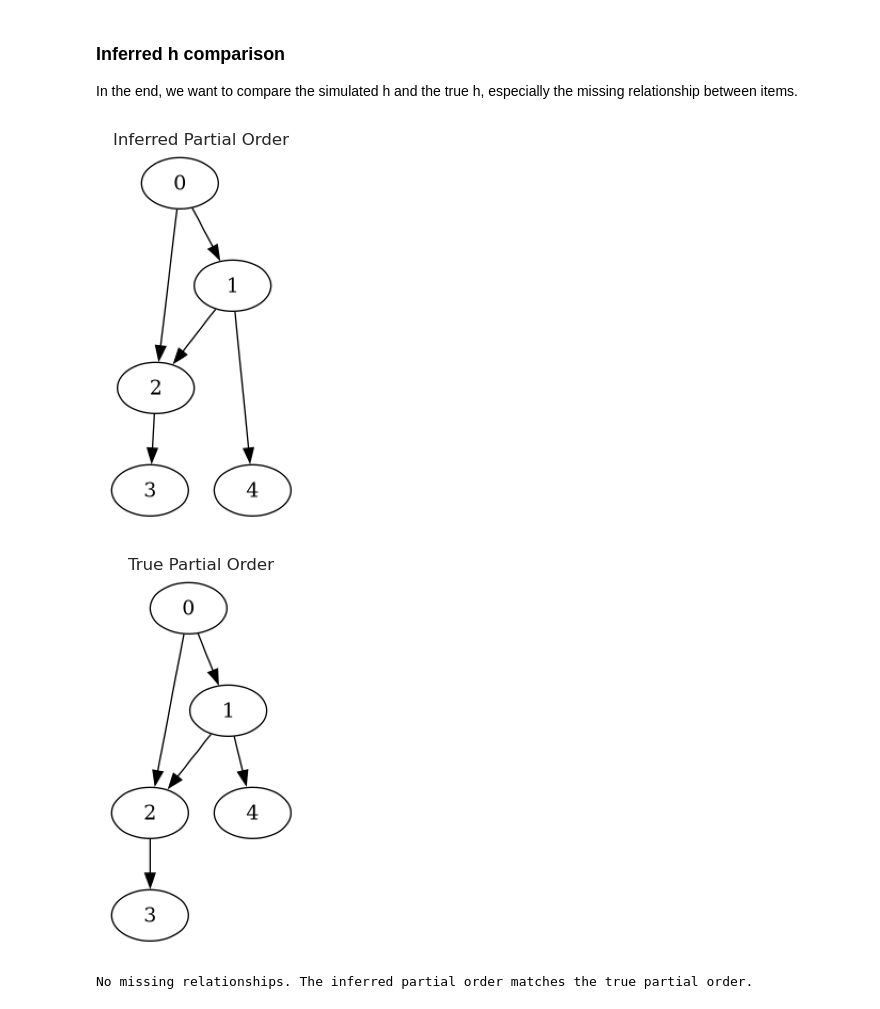
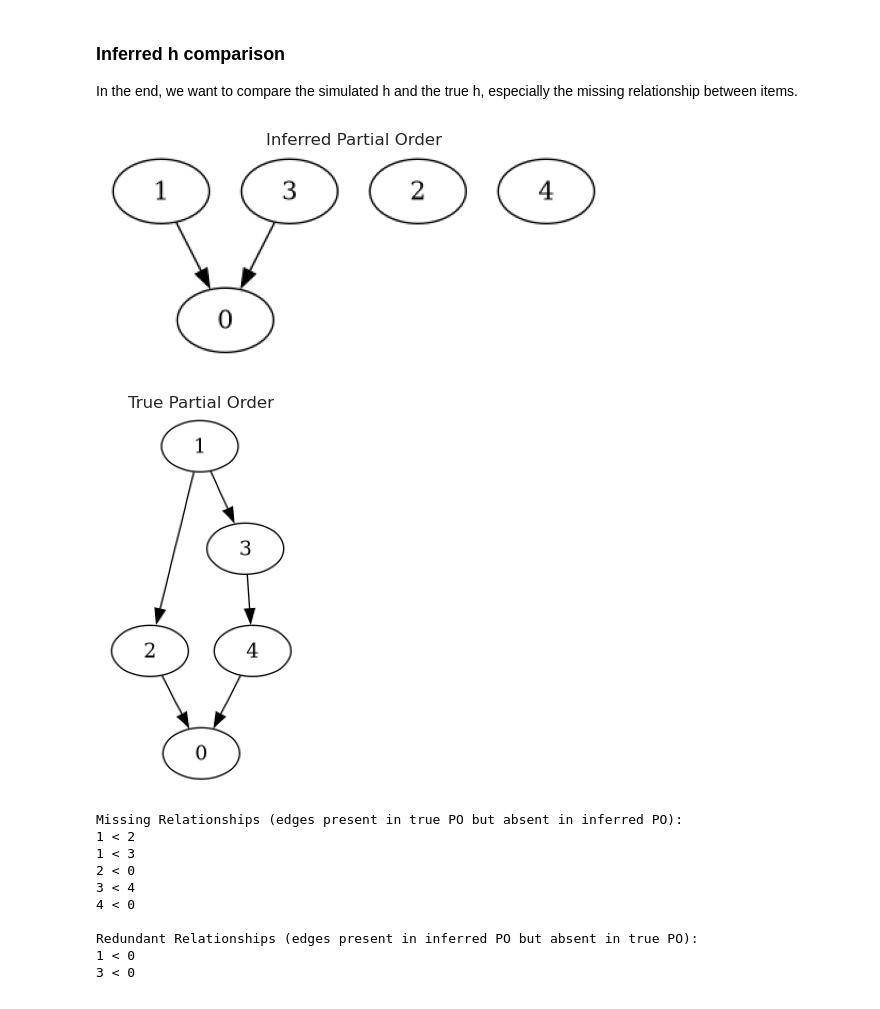
Before and after one commit to hollyli-dq/Phd_project, a Jupyter notebook: notebooks/mcmc_simulation.ipynb, the cells around one changed output. Cells and saved outputs as stored; diff of their text form; code cells hidden in the pictures.

```diff
--- a/notebooks/mcmc_simulation.ipynb
+++ b/notebooks/mcmc_simulation.ipynb
@@ -113,22 +204,13 @@ We want to performa the MCMC simulation to infer the h
 # %%
-# Perform MCMC
-num_iterations= 10000  #Number of MCMC iterations
-rho = 0.8 # correlation between different covariates
-Sigma=2   # Step size for Z
-K = 4  # Dimensionality of Z
-mcmc_results = mcmc_partial_order(
-    observed_orders=total_orders,
-    choice_sets=subsets,
-    num_iterations=num_iterations,
-    Sigma=Sigma,
-    K=K,
-    rho=rho
-)
 h_final=np.mean(mcmc_results['h_trace'],axis=0)
 
 threshold=0.5
 index_to_item = mcmc_results['index_to_item']
 iterations = list(range(1, num_iterations + 1))
 
-h_final_inferred=(h_final>=threshold).astype(int)
+h_final_inferred=BasicUtils.transitive_reduction(h_final>=threshold).astype(int)
+
+
+print("Final adjacency (thresholded):")
+print(h_final_inferred)
 # %% [output]
@@ -212,7 +279,6 @@ PO_plot.plot_acceptance_rate(mcmc_results['acceptance_rates'], num_iterations)
 ### Inferred h comparison
 In the end, we want to compare the simulated h and the true h, especially the missing relationship between items.
 # %%
-
 def compute_missing_relationships(h_true: np.ndarray, h_final: np.ndarray, index_to_item: Dict[int, int]) -> List[tuple]:
     """
     Compute the missing relationships between the true partial order and the inferred partial order.
@@ -224,38 +290,77 @@ def compute_missing_relationships(h_true: np.ndarray, h_final: np.ndarray, index
 
     Returns:
     - List[tuple]: List of tuples representing the missing relationships (i, j).
     """
     missing = []
     n = h_true.shape[0]
     for i in range(n):
         for j in range(n):
             if h_true[i, j] == 1 and h_final[i, j] == 0:
                 missing.append( (index_to_item[i], index_to_item[j]) )
     return missing
 
 
+
+
+def compute_redundant_relationships(h_true: np.ndarray, h_final: np.ndarray, index_to_item: Dict[int, int]) -> List[tuple]:
+    """
+    Compute the redundant relationships in the inferred partial order not present in the true partial order.
+
+    Parameters:
+    - h_true (np.ndarray): Adjacency matrix of the true partial order.
+    - h_final (np.ndarray): Adjacency matrix of the inferred partial order.
+    - index_to_item (Dict[int, int]): Mapping from index to item.
+
+    Returns:
+    - List[tuple]: List of tuples representing the redundant relationships (i, j).
+    """
+    redundant = []
+    n = h_true.shape[0]
+    for i in range(n):
+        for j in range(n):
+            if h_true[i, j] == 0 and h_final[i, j] == 1:
+                redundant.append( (index_to_item[i], index_to_item[j]) )
+    return redundant
+
 # Plot Inferred Partial Order
 PO_plot.visualize_partial_order(
-    final_h=h_final,
+    final_h=h_final_inferred,
+    Ma_list=items,
     title='Inferred Partial Order',
 )
 
 # Plot True Partial Order and Inferred Partial Order
 PO_plot.visualize_partial_order(
-    final_h=h_true,
+    final_h=BasicUtils.transitive_reduction(h_true),
+    Ma_list=items,
     title='True Partial Order',
 )
 
-
-missing_relationships = compute_missing_relationships(h_true, h_final, index_to_item)
-
+missing_relationships = compute_missing_relationships(h_true, h_final_inferred, index_to_item)
+redundant_relationships= compute_redundant_relationships(h_true, h_final_inferred, index_to_item)
 if missing_relationships:
     print("\nMissing Relationships (edges present in true PO but absent in inferred PO):")
     for i, j in missing_relationships:
         print(f"{i} < {j}")
 else:
     print("\nNo missing relationships. The inferred partial order matches the true partial order.")
+
+if redundant_relationships:
+    print("\nRedundant Relationships (edges present in inferred PO but absent in true PO):")
+    for i, j in redundant_relationships:
+        print(f"{i} < {j}")
+else:
+    print("\nNo redundant relationships. The inferred partial order is a subset of the true partial order.")
 # %% [output]
-[figure, old version]
+[figure, new version]
-[figure, old version]
+[figure, new version]
-No missing relationships. The inferred partial order matches the true partial order.
+Missing Relationships (edges present in true PO but absent in inferred PO):
+1 < 2
+1 < 3
+2 < 0
+3 < 4
+4 < 0
+
+Redundant Relationships (edges present in inferred PO but absent in true PO):
+1 < 0
+3 < 0
```
Also changed, not shown: parts of 17 cells of this notebook, 56 other files.
